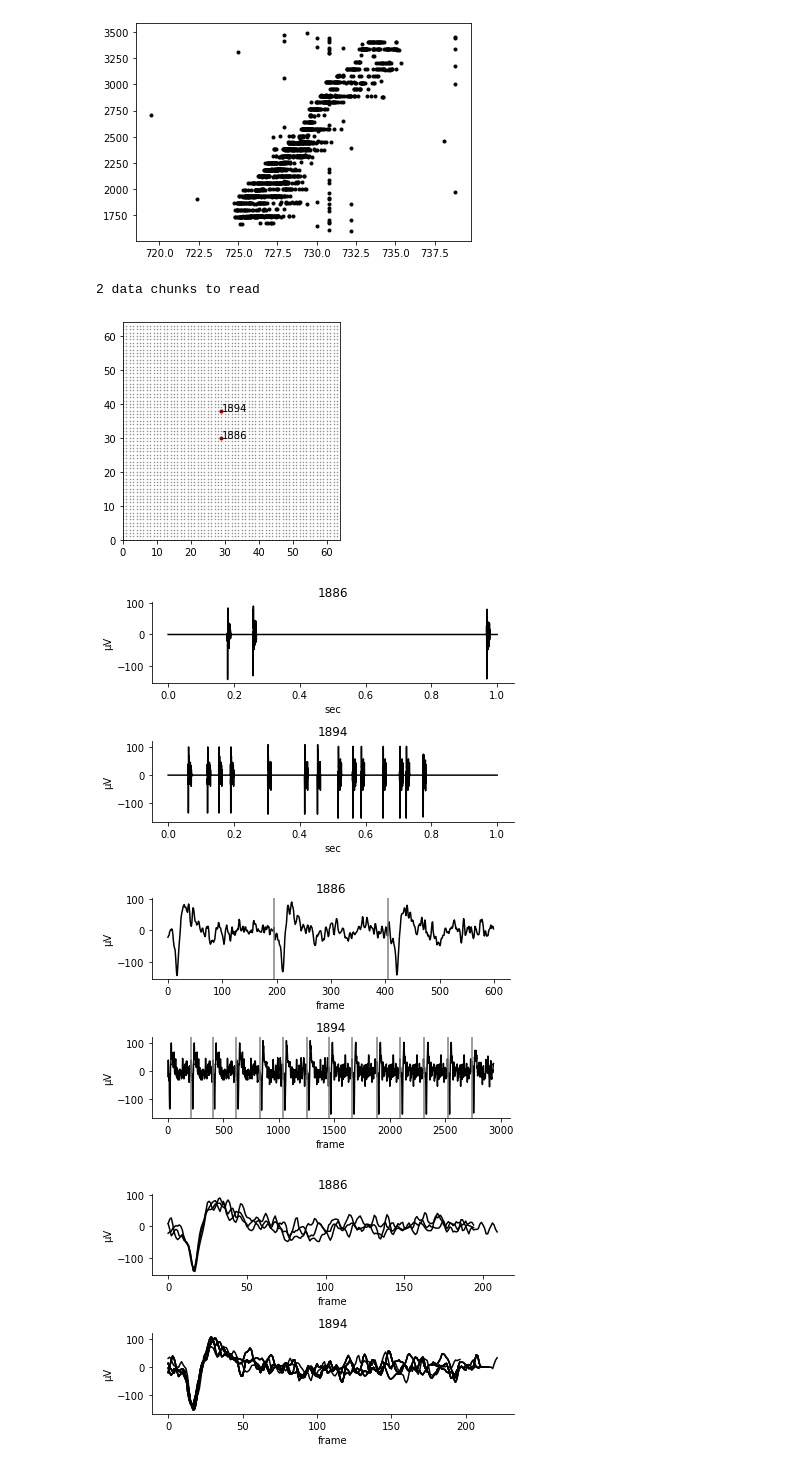
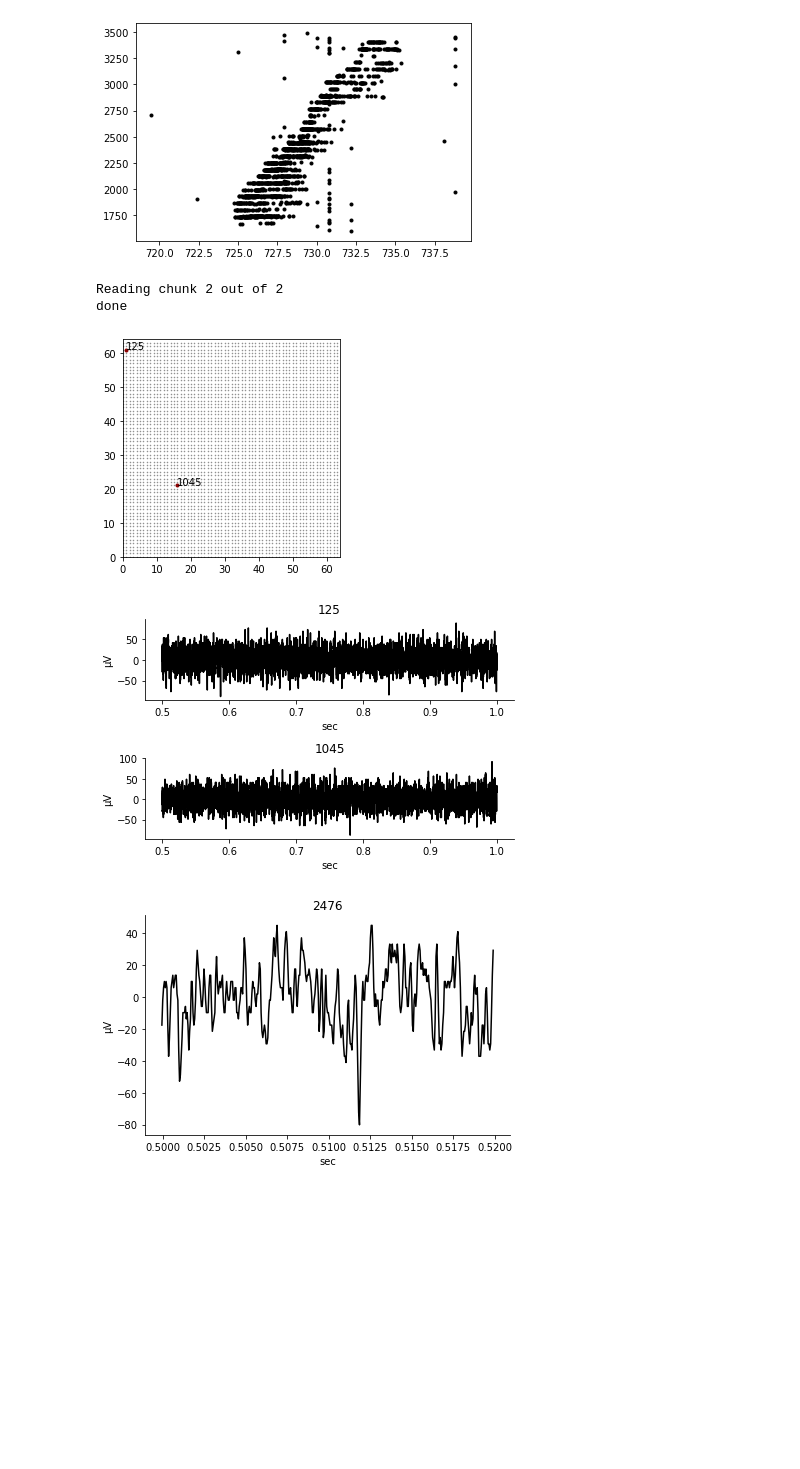
Before and after one commit to JeandeMontigny/beaf, a Jupyter notebook: notebooks/read_brw_files.ipynb, the cells around one changed output. Drawn from its saved outputs; the diff is of its cells as text; code cells hidden in the pictures; blank space fills up the shorter version.

```diff
--- a/notebooks/read_brw_files.ipynb
+++ b/notebooks/read_brw_files.ipynb
@@ -172,16 +172,16 @@ for ch in range(0, File.info.nb_channel):
 plt.show()
 # %% [output]
 [figure]
-# %%
-File = br.read_brw_file("../recordings/cerebellum-slice1-01.brw", t_start = 0.5, t_end = 1.5, ch_to_extract=[1885, 1886, 1893, 1894, 1895])
-
-bv.plot_mea(File, ch_to_display=[1886, 1894], label=[1886, 1894], background=True)
-bv.plot_raw_compressed(File, [1886, 1894], visualisation="reconstructed", t_start=0.5, t_stop=1.5)
-bv.plot_raw_compressed(File, [1886, 1894], visualisation="continuous")
-bv.plot_raw_compressed(File, [1886, 1894], visualisation="superimposed")
-# %% [output]
-2 data chunks to read
-[figure, removed]
-[figure, removed]
-[figure, removed]
-[figure, removed]
+# %%
+File = br.read_brw_file("../recordings/5s_rec_raw.brw", t_start = 0.5, t_end = 1.5, ch_to_extract=[125, 1045, 2476], frame_chunk = 10000, verbose=True)
+
+bv.plot_mea(File, ch_to_display=[125, 1045], label=[125, 1045], background=True)
+# NOTE: t_start/t_end here are depending on File.recording length (the recording snippet that has been extracted using read_brw_file), not on the brw file recording length
+bv.plot_raw(File, ch_to_display=[125, 1045], t_start=0.5, t_end=2.5)
+bv.plot_raw(File, ch_to_display=[2476], t_start=0.5, t_end=0.52)
+# %% [output]
+Reading chunk 2 out of 2
+done
+[figure, added]
+[figure, added]
+[figure, added]
```
Also changed, not shown: parts of 1 cell of this notebook.
